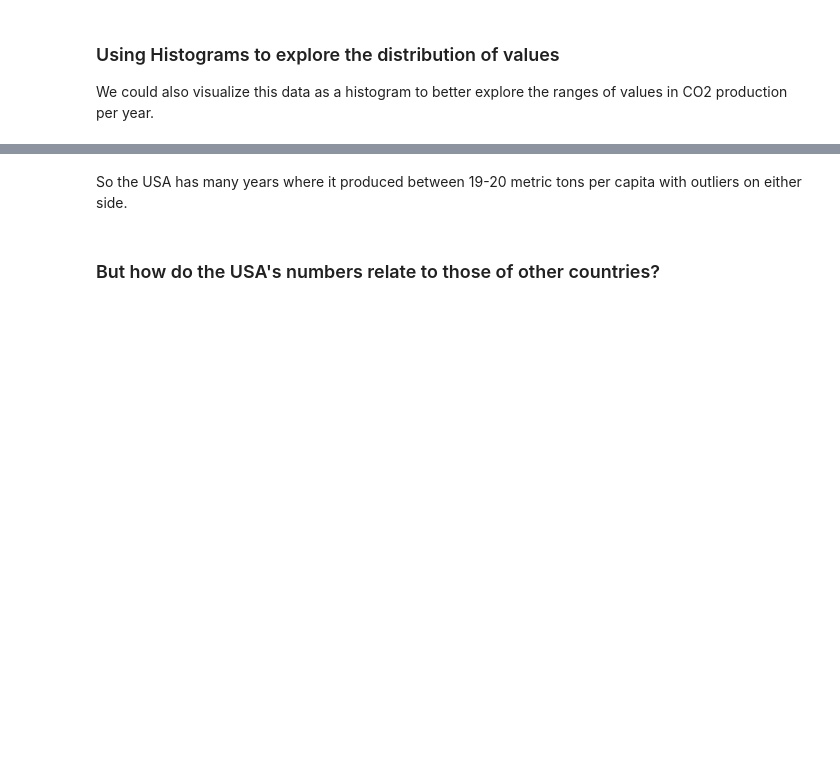
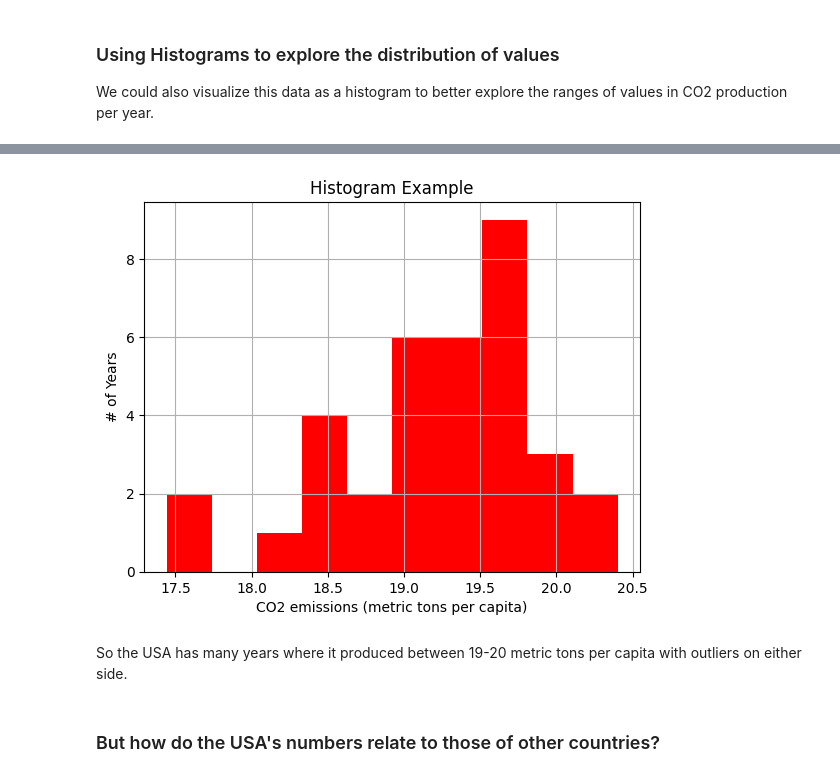
Before and after one commit to AkanchhaChoudhary/UCSanDiegoX-s-Data-Science-MicroMasters, a Jupyter notebook: Python_for_Data_Science/week-5/05a_Matplotlib_Notebook.ipynb, the cells around one changed output, grey strips where cells are left out. Drawn from its saved outputs; the diff is of its cells as text; code cells hidden in the pictures; blank space fills up the shorter version.

```diff
--- a/Python_for_Data_Science/week-5/05a_Matplotlib_Notebook.ipynb
+++ b/Python_for_Data_Science/week-5/05a_Matplotlib_Notebook.ipynb
@@ -209,9 +265,9 @@ plt.show()
 We could also visualize this data as a histogram to better explore the ranges of values in CO2 production per year.
 # %%
 # If you want to just include those within one standard deviation fo the mean, you could do the following
-# lower = stage['Value'].mean() - stage['Value'].std()
-# upper = stage['Value'].mean() + stage['Value'].std()
-# hist_data = [x for x in stage[:10000]['Value'] if x>lower and x<upper ]
+lower = stage['Value'].mean() - stage['Value'].std()
+upper = stage['Value'].mean() + stage['Value'].std()
+hist_data = [x for x in stage[:10000]['Value'] if x>lower and x<upper ]
 
 # Otherwise, let's look at all the data
-hist_data = stage['Value'].values
+#hist_data = stage['Value'].values
@@ -220,14 +282,16 @@ print(len(hist_data))
 # %%
 # the histogram of the data
-plt.hist(hist_data, 10, density=False, facecolor='green')
+plt.hist(hist_data, 10, density=False, facecolor='red')
 
-plt.xlabel(stage['IndicatorName'].iloc[0])
+plt.xlabel(stage['Indicator Name'].iloc[0])
 plt.ylabel('# of Years')
 plt.title('Histogram Example')
 
 plt.grid(True)
 
 plt.show()
+# %% [output]
+[figure, added]
 # %% [markdown]
 So the USA has many years where it produced between 19-20 metric tons per capita with outliers on either side.
 # %% [markdown]
```
Also changed, not shown: parts of 37 cells of this notebook, 2 other files.
